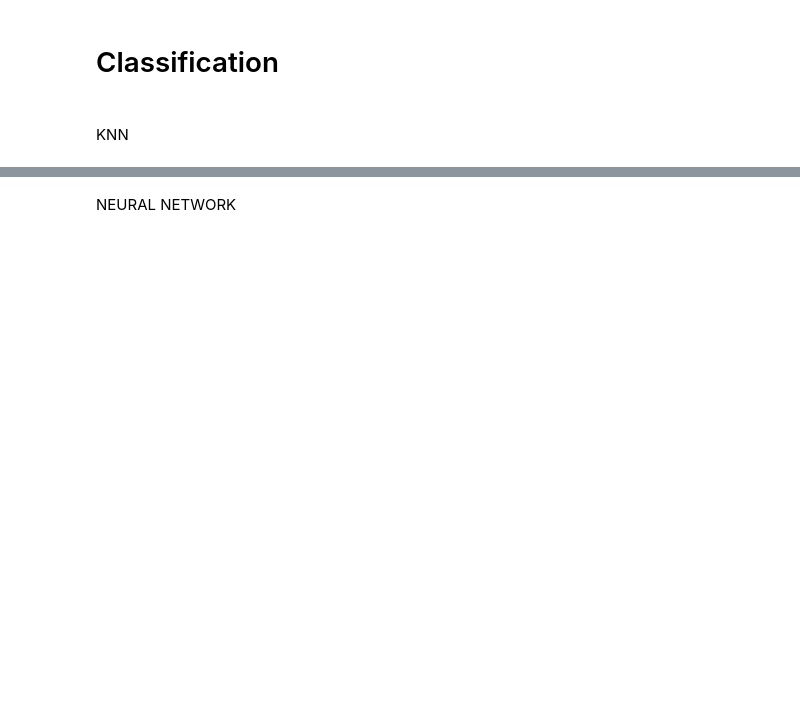
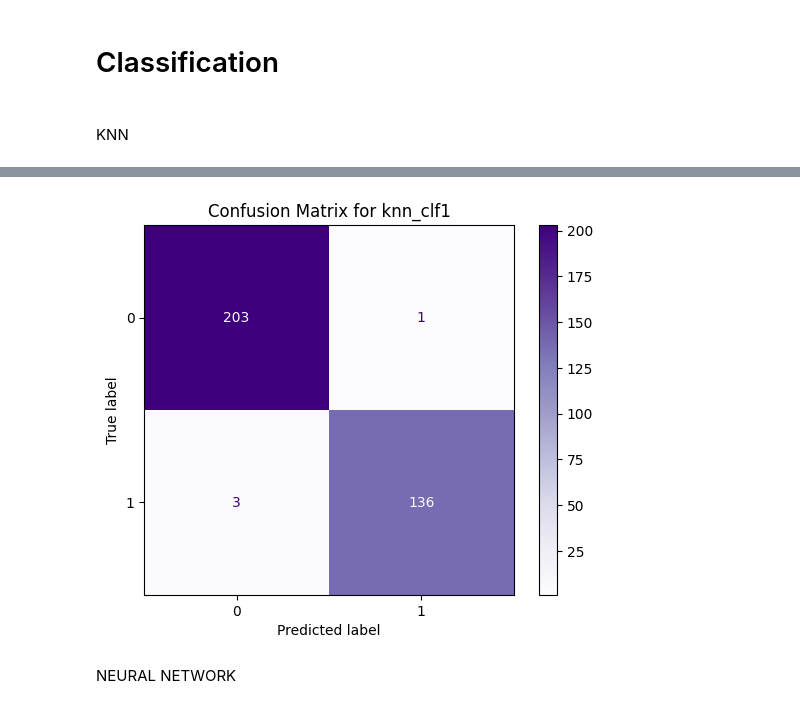
Before and after one commit to cwang12197/cs_4774_ml, a Jupyter notebook: final project/cw_classification_modeling.ipynb, the cells around one changed output, grey strips where cells are left out. Saved outputs shown, nothing was run; the diff lists cells and outputs as text; code cells hidden in the pictures; blank space fills up the shorter version.

Commit message:
Some graphs

```diff
--- a/final project/cw_classification_modeling.ipynb
+++ b/final project/cw_classification_modeling.ipynb
@@ -392,4 +393,36 @@ Fitting 3 folds for each of 5 candidates, totalling 15 fits
 Results appended to ml_results_matrix.csv
+# %%
+if "n_neighbors" in results_df.columns and "mean_test_score" in results_df.columns:
+    plt.figure(figsize=(10,6))
+    for model_name in model.keys():
+        model_results = results_df[results_df["model"] == model_name]
+        plt.plot(
+            model_results["best_params"].apply(lambda x: x.get("n_neighbors", np.nan)),
+            model_results["mean_test_score"],
+            marker = 'o',
+            label = model_name
+        )
+    plt.title("KNN")
+    plt.xlabel("Number of Neighbors")
+    plt.ylabel("CV Accuracy")
+    plt.legend()
+    plt.grid()
+    plt.show()
+
+best_model_name = max(test_accuracies, key=test_accuracies.get)
+best_model = grids[best_model_name].best_estimator_
+ConfusionMatrixDisplay.from_estimator(
+    best_model,
+    X_test,
+    y_test,
+    display_labels=np.unique(y_test),
+    cmap="Purples",
+    values_format="d"
+)
+plt.title(f"Confusion Matrix for {best_model_name}")
+plt.show()
+# %% [output]
+[figure, added]
 # %% [markdown]
 NEURAL NETWORK
 # %%
```
Also changed, not shown: parts of 5 cells of this notebook, 3 other files.
